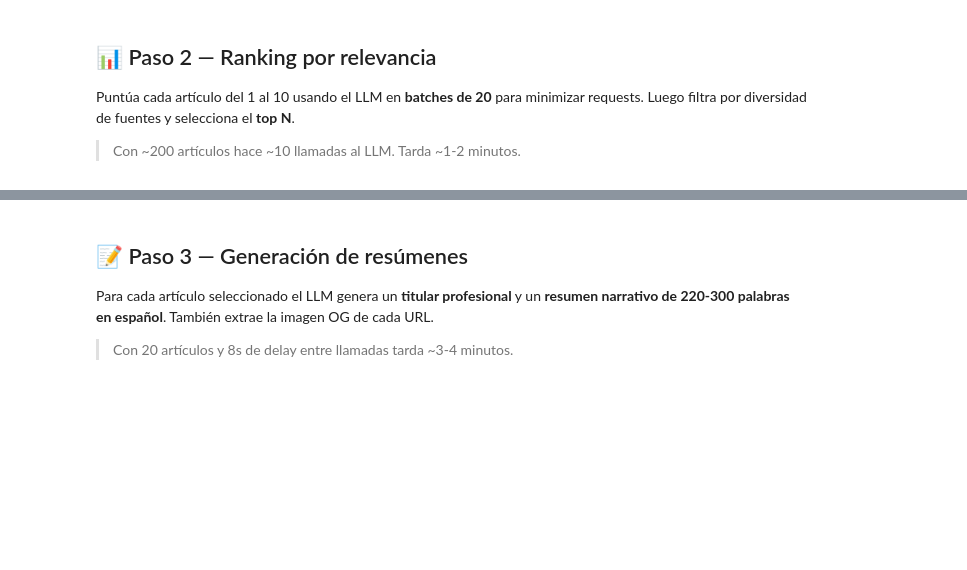
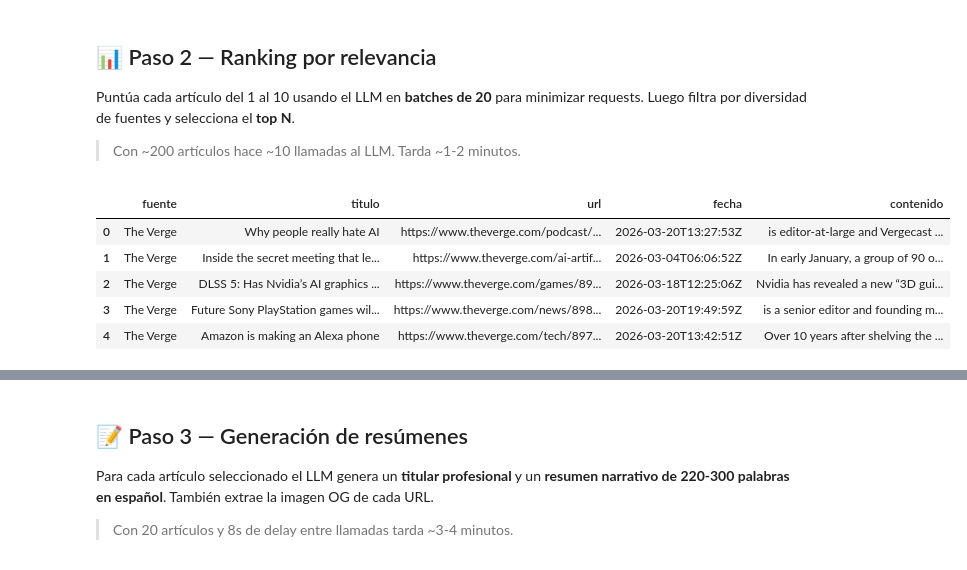
Before and after one commit to ClaraOF/MediumAutomation, a Jupyter notebook: ai_news_digest/run_pipeline.ipynb, the cells around one changed output, grey strips where cells are left out. Drawn from its saved outputs; the diff is of its cells as text; code cells hidden in the pictures; blank space fills up the shorter version.

```diff
--- a/ai_news_digest/run_pipeline.ipynb
+++ b/ai_news_digest/run_pipeline.ipynb
@@ -73,9 +78,16 @@ Luego filtra por diversidad de fuentes y selecciona el **top N**.
 > Con ~200 artículos hace ~10 llamadas al LLM. Tarda ~1-2 minutos.
 # %%
 import pandas as pd
-df_all = pd.read_csv("outputs/all_articles_mar_26.csv")
+df_all = pd.read_csv("outputs/all_articles_mar_26_v2.csv")
 df_all.fuente.value_counts()
 df_all.head(5)
+# %% [output]
+|  | fuente | titulo | url | fecha | contenido |
+| 0 | The Verge | Why people really hate AI | https://www.theverge.com/podcast/... | 2026-03-20T13:27:53Z | is editor-at-large and Vergecast ... |
+| 1 | The Verge | Inside the secret meeting that le... | https://www.theverge.com/ai-artif... | 2026-03-04T06:06:52Z | In early January, a group of 90 o... |
+| 2 | The Verge | DLSS 5: Has Nvidia’s AI graphics ... | https://www.theverge.com/games/89... | 2026-03-18T12:25:06Z | Nvidia has revealed a new “3D gui... |
+| 3 | The Verge | Future Sony PlayStation games wil... | https://www.theverge.com/news/898... | 2026-03-20T19:49:59Z | is a senior editor and founding m... |
+| 4 | The Verge | Amazon is making an Alexa phone | https://www.theverge.com/tech/897... | 2026-03-20T13:42:51Z | Over 10 years after shelving the ... |
 # %%
 print("📊 [2/4] Rankeando artículos por relevancia...")
 df_top = rank_and_select(df_all, settings, top_n=TOP_N, ensure_source=ENSURE_SOURCES, llm_client=llm_client)
```
Also changed, not shown: parts of 10 cells of this notebook, 6 other files.
